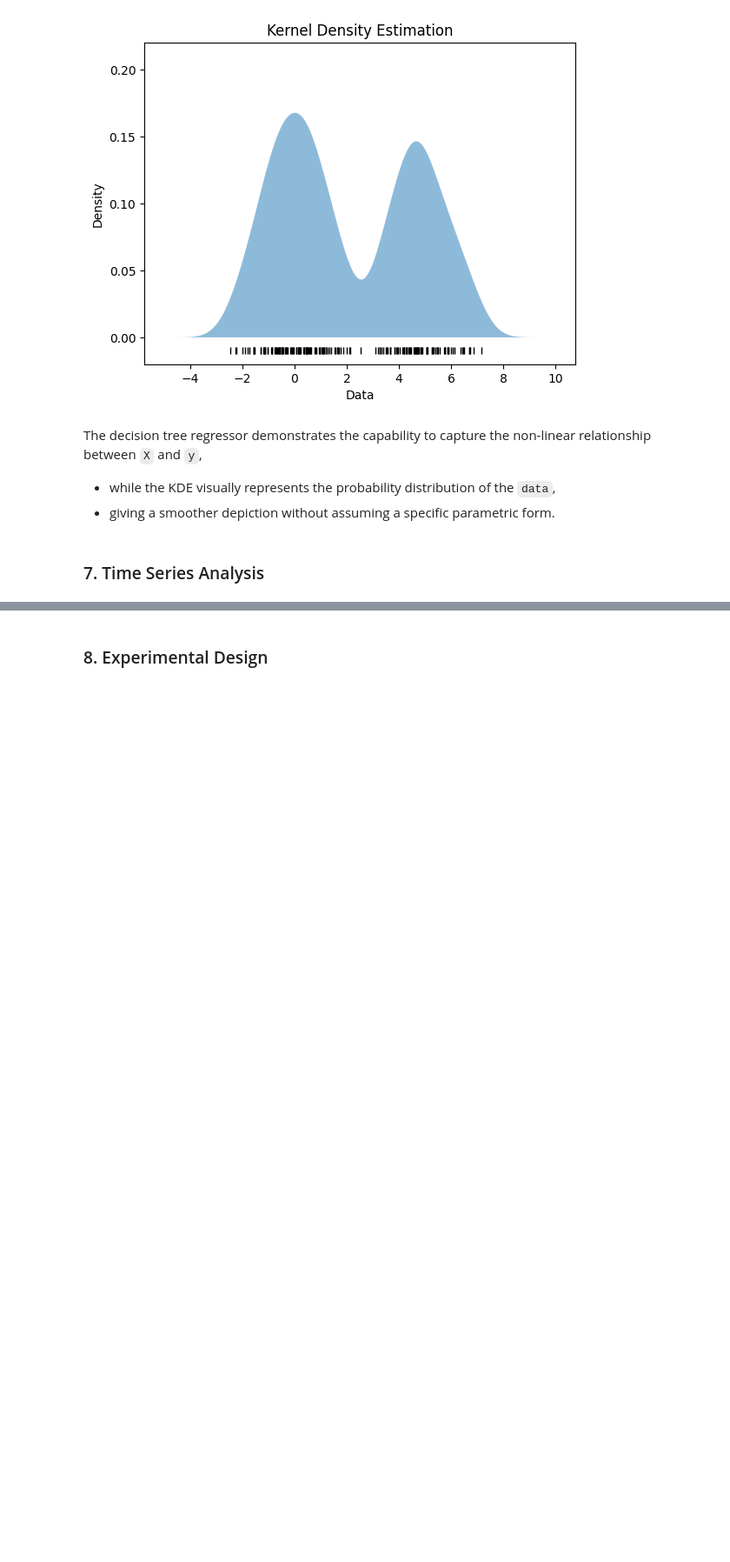
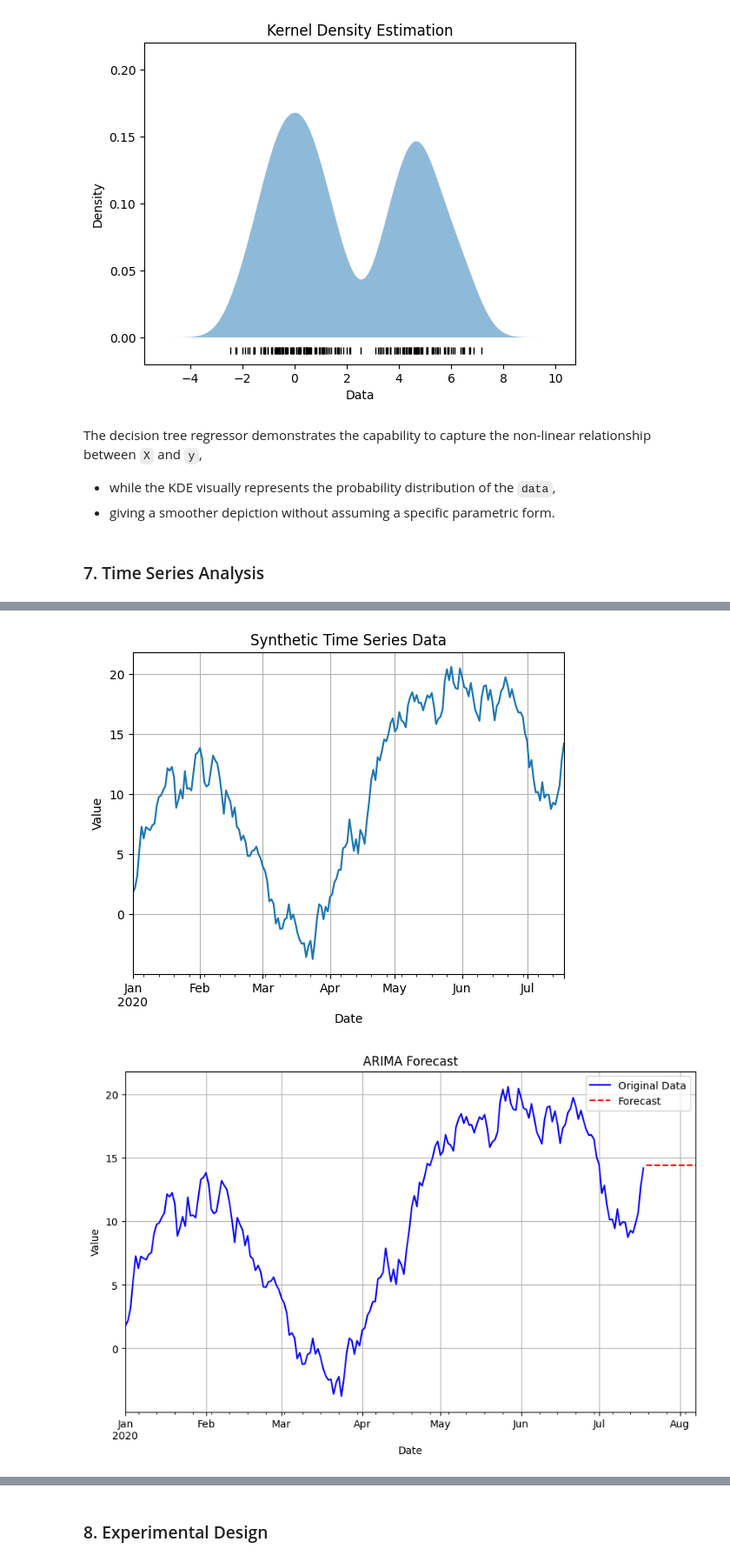
Before and after one commit to natapone/learning_ai_by_coding, a Jupyter notebook: 1-4_statistic.ipynb, the cells around one changed output, grey strips where cells are left out. Shown at 87% size. Drawn from its saved outputs; the diff is of its cells as text; code cells hidden in the pictures; blank space fills up the shorter version.

```diff
--- a/1-4_statistic.ipynb
+++ b/1-4_statistic.ipynb
@@ -1843,0 +1884,56 @@ The decision tree regressor demonstrates the capability to capture the non-linea
+# %%
+import numpy as np
+import pandas as pd
+import matplotlib.pyplot as plt
+from statsmodels.tsa.arima.model import ARIMA
+from datetime import datetime, timedelta
+
+# 1. Generate Synthetic Time Series Data
+np.random.seed(0)
+n_points = 200
+dates = pd.date_range(start="2020-01-01", periods=n_points, freq='D')
+data = np.cumsum(np.random.randn(n_points))  # Random walk
+time_series = pd.Series(data, index=dates)
+
+# 2. Visualize the Data
+time_series.plot()
+plt.title("Synthetic Time Series Data")
+plt.xlabel("Date")
+plt.ylabel("Value")
+plt.grid(True)
+plt.show()
+
+# 3. Build ARIMA Model
+model = ARIMA(time_series, order=(5,1,0))  # (p,d,q) order
+result = model.fit()
+
+# 4. Forecast
+forecast_steps = 20
+forecast = result.forecast(steps=forecast_steps)[0]
+forecast_index = [dates[-1] + timedelta(days=i) for i in range(1, forecast_steps + 1)]
+forecast_series = pd.Series(forecast, index=forecast_index)
+
+# Plot original data and forecast
+# plt.figure()
+# time_series.plot(label="Original Data")
+# forecast_series.plot(label="Forecast", linestyle="--")
+# plt.title("ARIMA Forecast")
+# plt.xlabel("Date")
+# plt.ylabel("Value")
+# plt.legend()
+# plt.grid(True)
+# plt.show()
+
+# Plot original data and forecast
+plt.figure(figsize=(10, 6))
+time_series.plot(label="Original Data", color='blue')
+forecast_series.plot(label="Forecast", linestyle="--", color='red')
+plt.title("ARIMA Forecast")
+plt.xlabel("Date")
+plt.ylabel("Value")
+plt.legend()
+plt.grid(True)
+plt.show()
+# %% [output]
+[figure, added]
+[figure, added]
```
Also changed, not shown: parts of 14 cells of this notebook.
